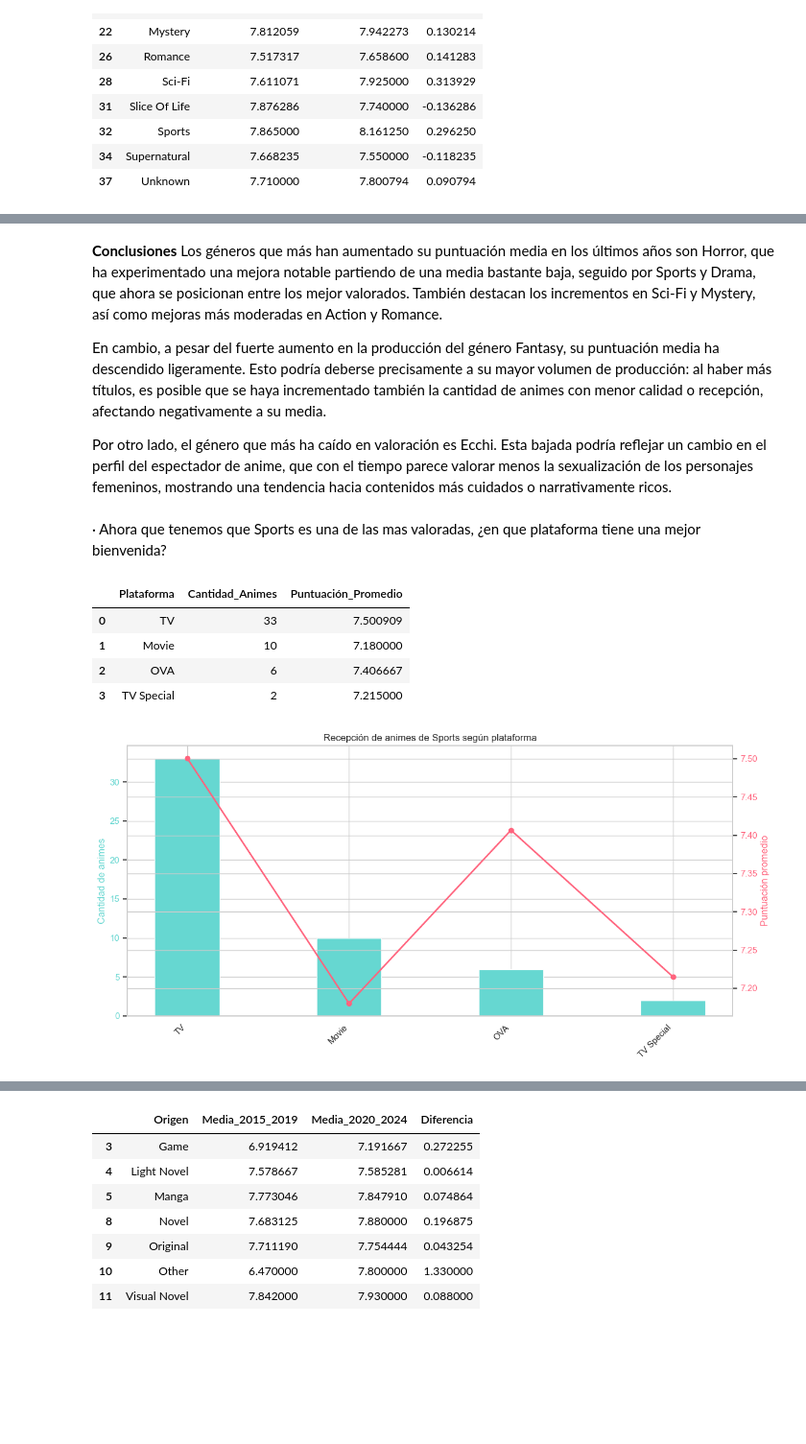
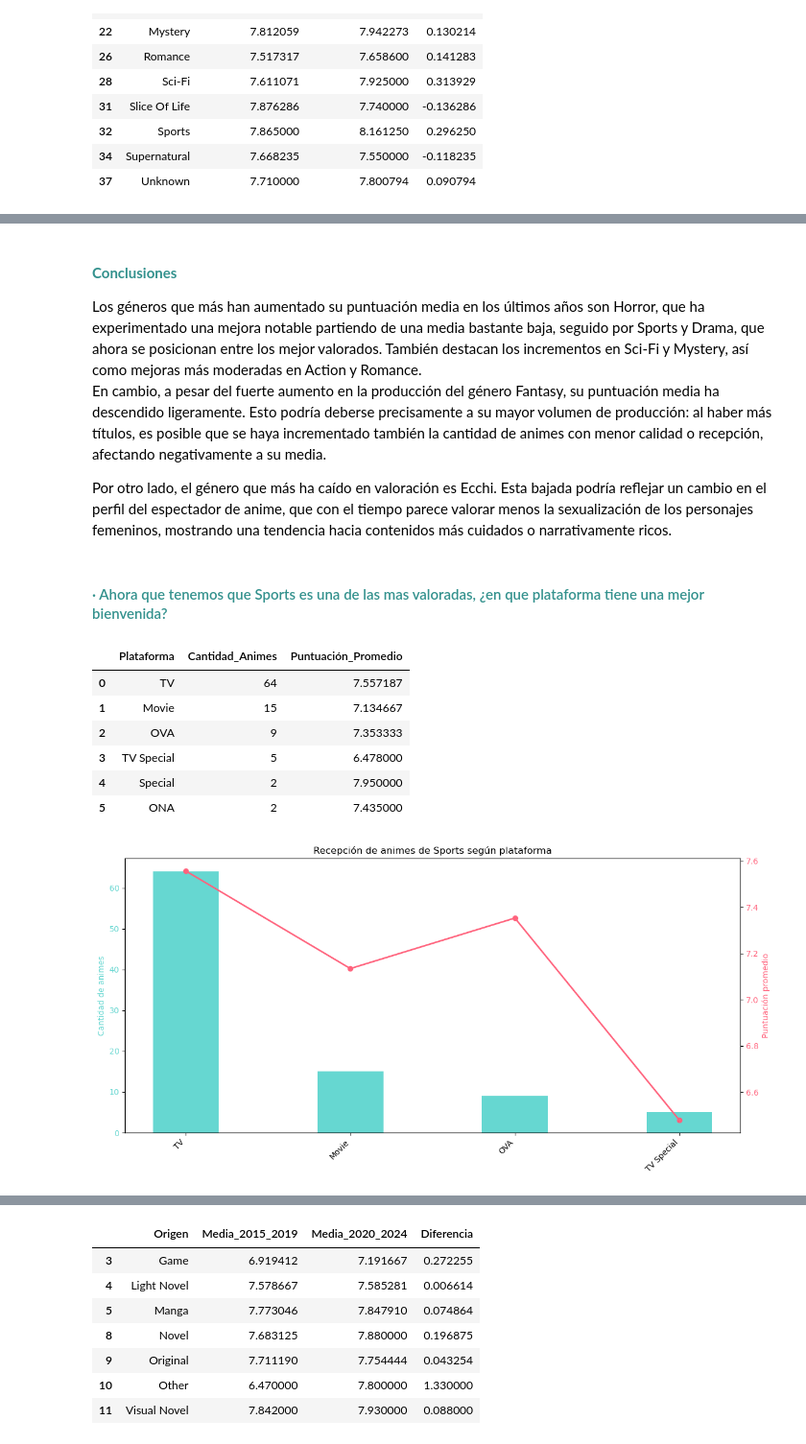
Before and after one commit to JimenezRoDA/data-no-anime, a Jupyter notebook: data-no-anime.ipynb, the cells around one changed output, grey strips where cells are left out. Shown: that part at 96% size. Drawn from its saved outputs; the diff is of its cells as text; code cells hidden in the pictures; blank space fills up the shorter version.

```diff
--- a/data-no-anime.ipynb
+++ b/data-no-anime.ipynb
@@ -311,5 +294,3 @@ id_to_season = df_2019.set_index('animeID')['aired_season'].to_dict()
-# %%
-df_2024['season'] = df_2024.apply(lambda row: id_to_season.get(row['mal_id']) if pd.isna(row['season']) else row['season'], axis=1)
 # %%
 #Quitamos ya la synopsis, solo la necesitaba para ver si gracias a ellas conseguia identificar nulos.
 df_2024 = df_2024.drop('synopsis', axis=1)
@@ -988,15 +950,15 @@ plt.show()
 # %% [markdown]
-**Conclusiones**
+ <h4 style="color:#33918d;font-weight: bold;">Conclusiones</h4>
 Los géneros que más han aumentado su puntuación media en los últimos años son Horror, que ha experimentado una mejora notable partiendo de una media bastante baja, seguido por Sports y Drama, que ahora se posicionan entre los mejor valorados. También destacan los incrementos en Sci-Fi y Mystery, así como mejoras más moderadas en Action y Romance.
 
 En cambio, a pesar del fuerte aumento en la producción del género Fantasy, su puntuación media ha descendido ligeramente. Esto podría deberse precisamente a su mayor volumen de producción: al haber más títulos, es posible que se haya incrementado también la cantidad de animes con menor calidad o recepción, afectando negativamente a su media.
 
 Por otro lado, el género que más ha caído en valoración es Ecchi. Esta bajada podría reflejar un cambio en el perfil del espectador de anime, que con el tiempo parece valorar menos la sexualización de los personajes femeninos, mostrando una tendencia hacia contenidos más cuidados o narrativamente ricos.
-# %% [markdown]
-· Ahora que tenemos que Sports es una de las mas valoradas, ¿en que plataforma tiene una mejor bienvenida?
+# %% [markdown]
+ <h4 style="color:#33918d;">· Ahora que tenemos que Sports es una de las mas valoradas, ¿en que plataforma tiene una mejor bienvenida?</h4>
 # %%
 # Filtrar animes de género 'Sports'
-sports_animes = df[df['genres_1'] == 'Sports']
+sports_animes = df_2024[df_2024['genres_1'] == 'Sports']
 # Contar cuántos animes de 'Sports' han salido por plataforma
 platform_count = sports_animes['type'].value_counts().reset_index()
 platform_count.columns = ['Plataforma', 'Cantidad_Animes']
@@ -1009,39 +971,37 @@ platform_info = platform_info.sort_values(by='Cantidad_Animes', ascending=False)
 platform_info
 # %% [output]
 |  | Plataforma | Cantidad_Animes | Puntuación_Promedio |
-| 0 | TV | 33 | 7.500909 |
-| 1 | Movie | 10 | 7.180000 |
-| 2 | OVA | 6 | 7.406667 |
-| 3 | TV Special | 2 | 7.215000 |
+| 0 | TV | 64 | 7.557187 |
+| 1 | Movie | 15 | 7.134667 |
+| 2 | OVA | 9 | 7.353333 |
+| 3 | TV Special | 5 | 6.478000 |
+| 4 | Special | 2 | 7.950000 |
+| 5 | ONA | 2 | 7.435000 |
 # %%
-import matplotlib.pyplot as plt
-import numpy as np
+platform_info_filtrado = platform_info[~platform_info['Plataforma'].isin(['Special', 'ONA'])]
 
-# -----------------------------
-# Configuración del gráfico
-# -----------------------------
-x = np.arange(len(platform_info))  # posiciones en eje X
+x = np.arange(len(platform_info_filtrado))  # posiciones en eje X
 width = 0.4  # ancho para el espacio
 
 fig, ax1 = plt.subplots(figsize=(12, 6))
 
-# Barras: cantidad de animes (turquesa)
-ax1.bar(x, platform_info['Cantidad_Animes'], color='#66D7D1', width=width, label='Cantidad de animes')
+# Barras: cantidad de animes
+ax1.bar(x, platform_info_filtrado['Cantidad_Animes'], color='#66D7D1', width=width, label='Cantidad de animes')
 ax1.set_ylabel('Cantidad de animes', color='#66D7D1')
 ax1.tick_params(axis='y', labelcolor='#66D7D1')
 ax1.set_xticks(x)
-ax1.set_xticklabels(platform_info['Plataforma'], rotation=45, ha='right')
+ax1.set_xticklabels(platform_info_filtrado['Plataforma'], rotation=45, ha='right')
 
-# Línea: puntuación promedio (rosa)
+# Línea: puntuación promedio
 ax2 = ax1.twinx()
-ax2.plot(x, platform_info['Puntuación_Promedio'], color='#FF637D', marker='o', linewidth=2, label='Puntuación promedio')
+ax2.plot(x, platform_info_filtrado['Puntuación_Promedio'], color='#FF637D', marker='o', linewidth=2, label='Puntuación promedio')
 ax2.set_ylabel('Puntuación promedio', color='#FF637D')
 ax2.tick_params(axis='y', labelcolor='#FF637D')
 
 # Título y ajustes
 plt.title('Recepción de animes de Sports según plataforma')
 fig.tight_layout()
 plt.show()
 # %% [output]
-[figure, old version]
+[figure, new version]
 # %% [markdown]
```
Also changed, not shown: parts of 44 cells of this notebook, 2 other files.
